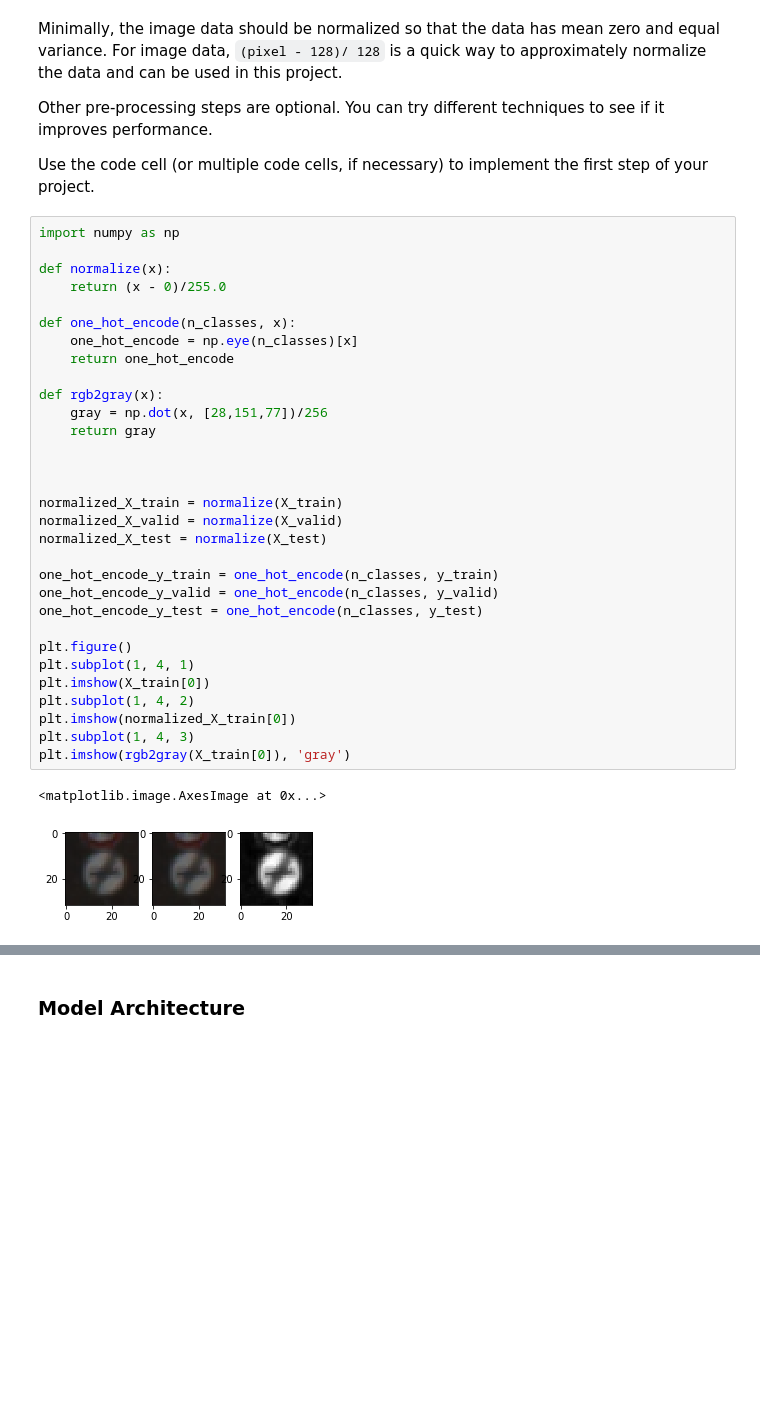
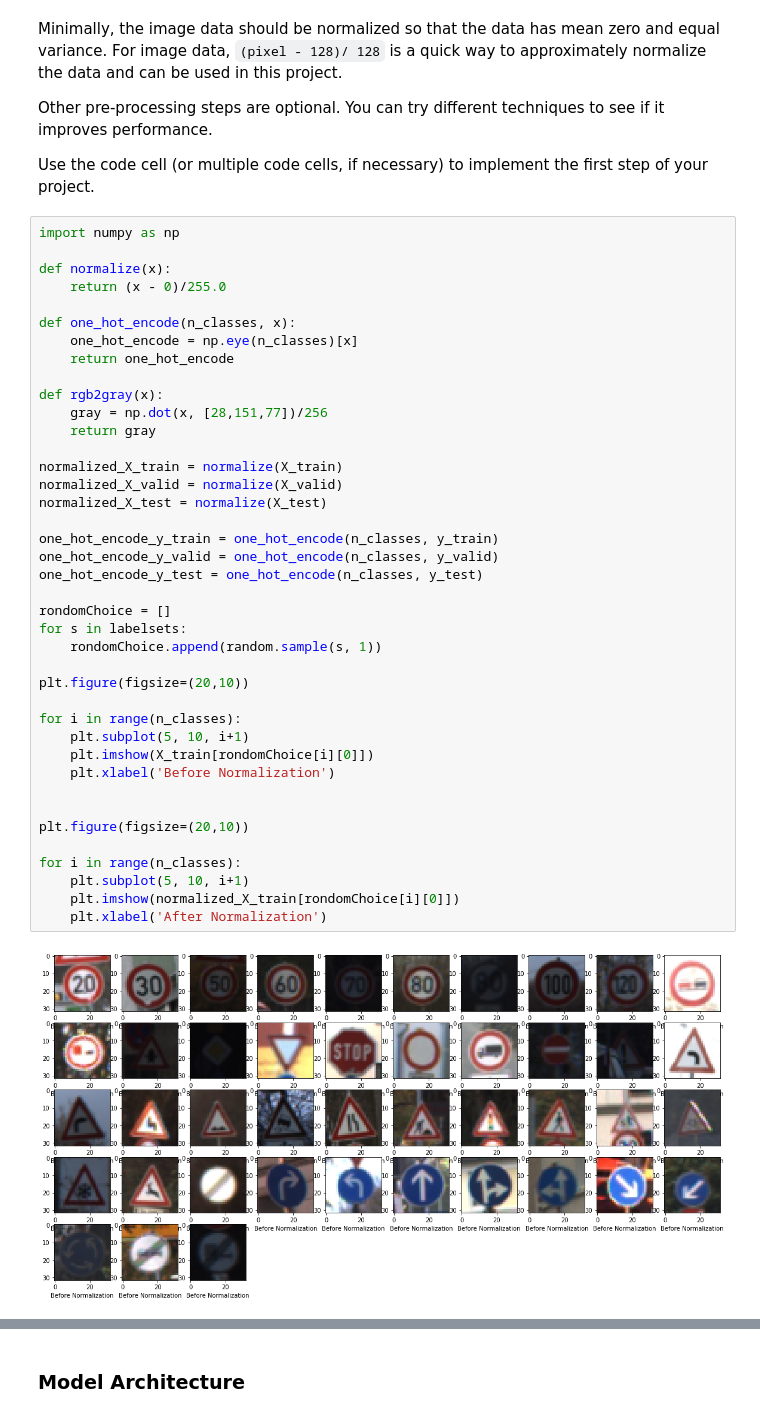
Before and after one commit to nonlining/CarND, a Jupyter notebook: CarND-Traffic-Sign-Classifier-Project/Traffic_Sign_Classifier.ipynb, the cells around one changed output, grey strips where cells are left out. Drawn from its saved outputs; the diff is of its cells as text; blank space fills up the shorter version.

```diff
--- a/CarND-Traffic-Sign-Classifier-Project/Traffic_Sign_Classifier.ipynb
+++ b/CarND-Traffic-Sign-Classifier-Project/Traffic_Sign_Classifier.ipynb
@@ -146,34 +148,42 @@ Use the code cell (or multiple code cells, if necessary) to implement the first
 # %%
 import numpy as np
 
 def normalize(x):
     return (x - 0)/255.0
 
 def one_hot_encode(n_classes, x):
     one_hot_encode = np.eye(n_classes)[x]
     return one_hot_encode
 
 def rgb2gray(x):
     gray = np.dot(x, [28,151,77])/256
     return gray
 
-
-
 normalized_X_train = normalize(X_train)
 normalized_X_valid = normalize(X_valid)
 normalized_X_test = normalize(X_test)
 
 one_hot_encode_y_train = one_hot_encode(n_classes, y_train)
 one_hot_encode_y_valid = one_hot_encode(n_classes, y_valid)
 one_hot_encode_y_test = one_hot_encode(n_classes, y_test)
 
-plt.figure()
-plt.subplot(1, 4, 1)
-plt.imshow(X_train[0])
-plt.subplot(1, 4, 2)
-plt.imshow(normalized_X_train[0])
-plt.subplot(1, 4, 3)
-plt.imshow(rgb2gray(X_train[0]), 'gray')
+rondomChoice = []
+for s in labelsets:
+    rondomChoice.append(random.sample(s, 1))
+
+plt.figure(figsize=(20,10))
+
+for i in range(n_classes):
+    plt.subplot(5, 10, i+1)
+    plt.imshow(X_train[rondomChoice[i][0]])
+    plt.xlabel('Before Normalization')
+
+
+plt.figure(figsize=(20,10))
+
+for i in range(n_classes):
+    plt.subplot(5, 10, i+1)
+    plt.imshow(normalized_X_train[rondomChoice[i][0]])
+    plt.xlabel('After Normalization')
 # %% [output]
-<matplotlib.image.AxesImage at 0x...>
-[figure, old version]
+[figure, new version]
```
Also changed, not shown: parts of 7 cells of this notebook, 10 other files.
